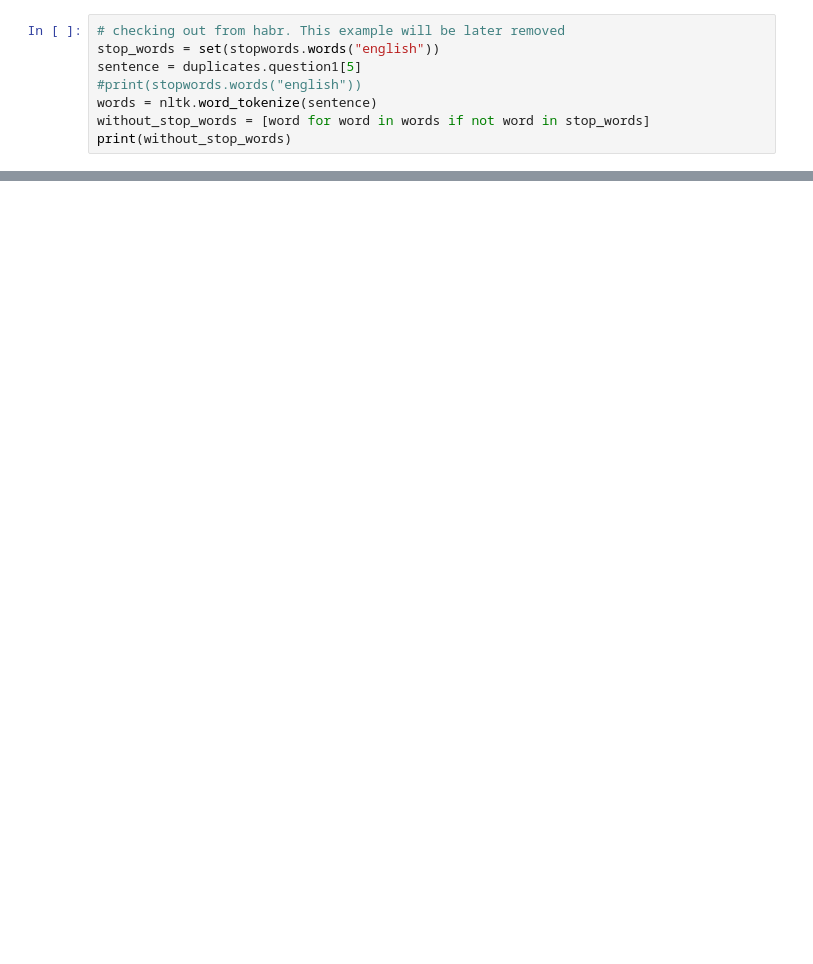
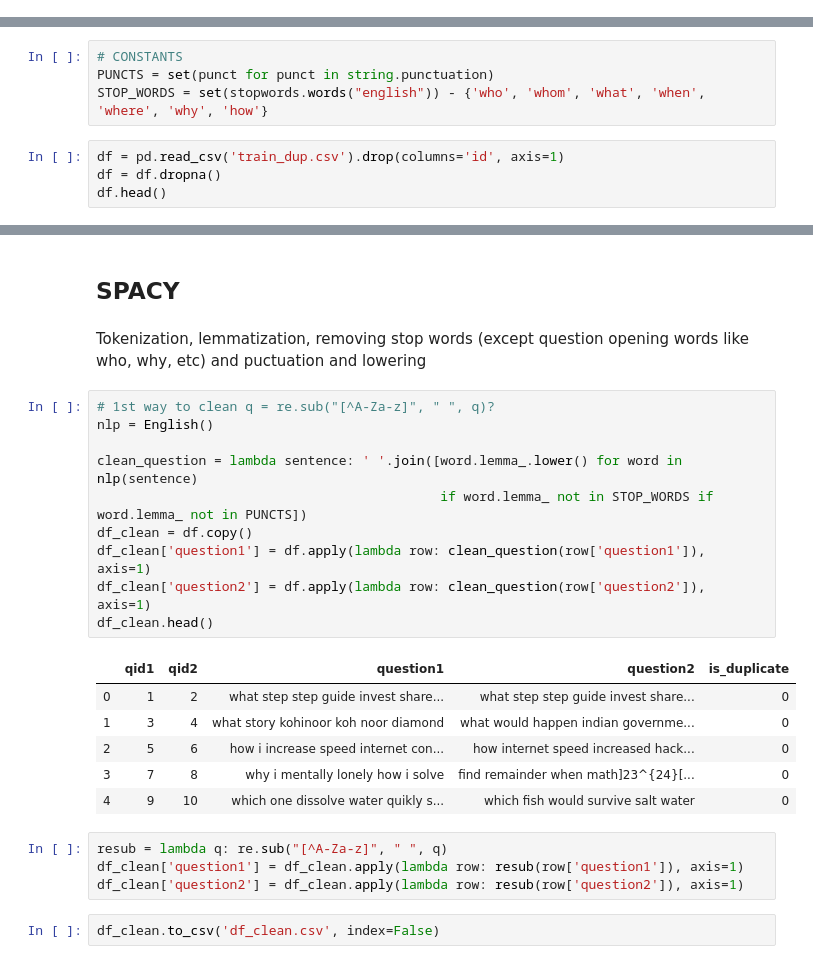
Before and after one commit to Galina-Blokh/quora-question-pair, a Jupyter notebook: notebooks/maria/mariias_local.ipynb, the cells around one changed output, grey strips where cells are left out. Saved outputs shown, nothing was run; the diff lists cells and outputs as text; blank space fills up the shorter version.

```diff
--- a/notebooks/maria/mariias_local.ipynb
+++ b/notebooks/maria/mariias_local.ipynb
@@ -57,8 +0,0 @@ I'm a triple Capricorn (Sun, Moon and ascendant in Capricorn) What does this say
-# %%
-# checking out from habr. This example will be later removed
-stop_words = set(stopwords.words("english"))
-sentence = duplicates.question1[5]
-#print(stopwords.words("english"))
-words = nltk.word_tokenize(sentence)
-without_stop_words = [word for word in words if not word in stop_words]
-print(without_stop_words)
@@ -194,0 +38,8 @@ TypeError: ('expected string or bytes-like object', 'occurred at index 363362')
+# %%
+# CONSTANTS
+PUNCTS = set(punct for punct in string.punctuation)
+STOP_WORDS = set(stopwords.words("english")) - {'who', 'whom', 'what', 'when', 'where', 'why', 'how'}
+# %%
+df = pd.read_csv('train_dup.csv').drop(columns='id', axis=1)
+df = df.dropna()
+df.head()
@@ -194,0 +114,27 @@ TypeError: ('expected string or bytes-like object', 'occurred at index 363362')
+# %% [markdown]
+## SPACY
+# %% [markdown]
+Tokenization, lemmatization, removing stop words (except question opening words like who, why, etc) and puctuation and lowering
+# %%
+# 1st way to clean q = re.sub("[^A-Za-z]", " ", q)?
+nlp = English()
+
+clean_question = lambda sentence: ' '.join([word.lemma_.lower() for word in nlp(sentence)
+                                            if word.lemma_ not in STOP_WORDS if word.lemma_ not in PUNCTS])
+df_clean = df.copy()
+df_clean['question1'] = df.apply(lambda row: clean_question(row['question1']), axis=1)
+df_clean['question2'] = df.apply(lambda row: clean_question(row['question2']), axis=1)
+df_clean.head()
+# %% [output]
+|  | qid1 | qid2 | question1 | question2 | is_duplicate |
+| 0 | 1 | 2 | what step step guide invest share... | what step step guide invest share... | 0 |
+| 1 | 3 | 4 | what story kohinoor koh noor diamond | what would happen indian governme... | 0 |
+| 2 | 5 | 6 | how i increase speed internet con... | how internet speed increased hack... | 0 |
+| 3 | 7 | 8 | why i mentally lonely how i solve | find remainder when math]23^{24}[... | 0 |
+| 4 | 9 | 10 | which one dissolve water quikly s... | which fish would survive salt water | 0 |
+# %%
+resub = lambda q: re.sub("[^A-Za-z]", " ", q)
+df_clean['question1'] = df_clean.apply(lambda row: resub(row['question1']), axis=1)
+df_clean['question2'] = df_clean.apply(lambda row: resub(row['question2']), axis=1)
+# %%
+df_clean.to_csv('df_clean.csv', index=False)
```
Also changed, not shown: parts of 42 cells of this notebook.
